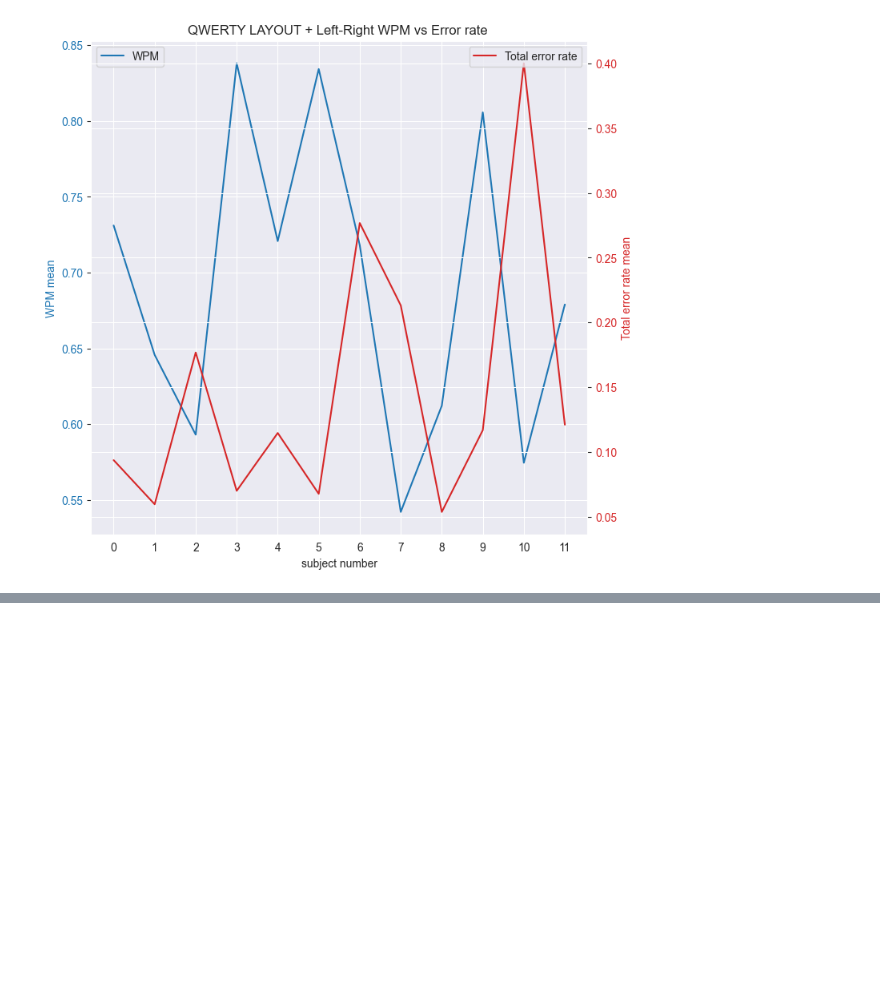
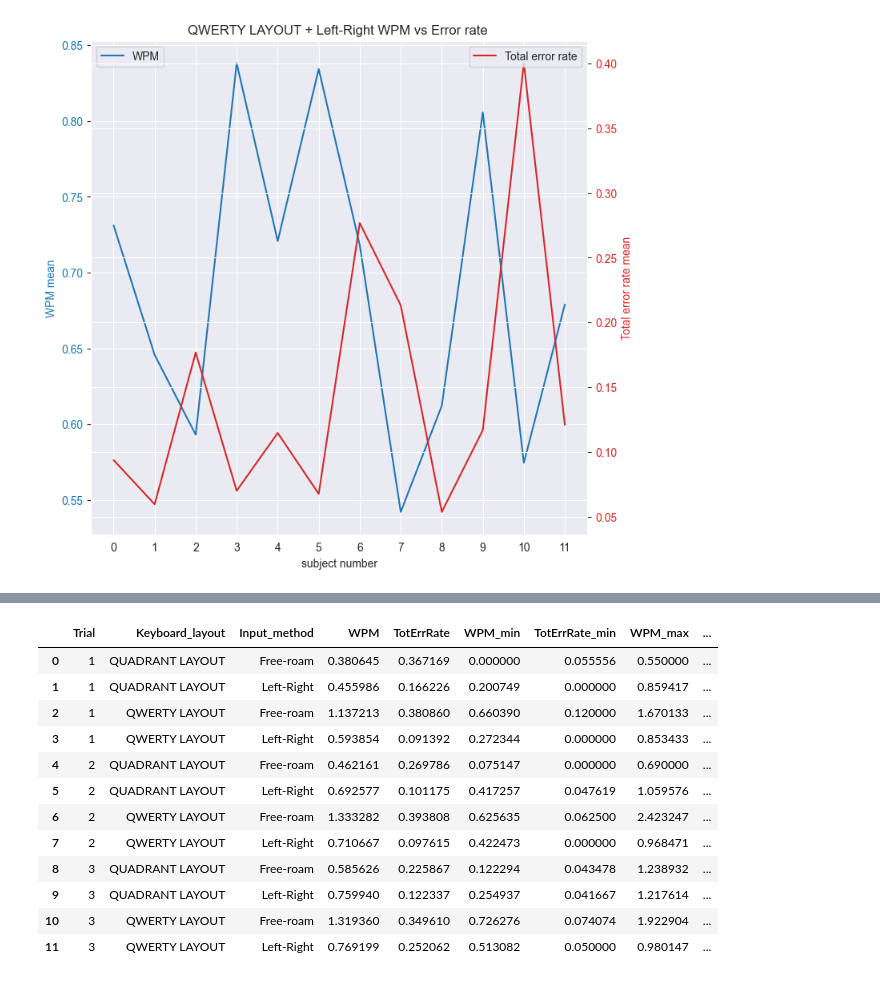
Before and after one commit to File500/HCI_Project_, a Jupyter notebook: HCI_Proj/HCI_EDA.ipynb, the cells around one changed output, grey strips where cells are left out. Cells and saved outputs as stored; diff of their text form; code cells hidden in the pictures; blank space fills up the shorter version.

```diff
--- a/HCI_Proj/HCI_EDA.ipynb
+++ b/HCI_Proj/HCI_EDA.ipynb
@@ -380,3 +380,7 @@ for i in range(4):
 [figure]
 [figure]
 [figure]
+# %%
+df = data.copy()
+df_grouped2 = df.groupby(by=['Trial','Keyboard_layout', 'Input_method'])[['WPM', 'TotErrRate']].mean().reset_index()
+df_grouped2
@@ -382,0 +408,17 @@ for i in range(4):
+# %%
+result = pd.concat([df_grouped2,wpm_err_min, wpm_err_max],axis=1)
+result
+# %% [output]
+|  | Trial | Keyboard_layout | Input_method | WPM | TotErrRate | WPM_min | TotErrRate_min | WPM_max | ... |
+| 0 | 1 | QUADRANT LAYOUT | Free-roam | 0.380645 | 0.367169 | 0.000000 | 0.055556 | 0.550000 | ... |
+| 1 | 1 | QUADRANT LAYOUT | Left-Right | 0.455986 | 0.166226 | 0.200749 | 0.000000 | 0.859417 | ... |
+| 2 | 1 | QWERTY LAYOUT | Free-roam | 1.137213 | 0.380860 | 0.660390 | 0.120000 | 1.670133 | ... |
+| 3 | 1 | QWERTY LAYOUT | Left-Right | 0.593854 | 0.091392 | 0.272344 | 0.000000 | 0.853433 | ... |
+| 4 | 2 | QUADRANT LAYOUT | Free-roam | 0.462161 | 0.269786 | 0.075147 | 0.000000 | 0.690000 | ... |
+| 5 | 2 | QUADRANT LAYOUT | Left-Right | 0.692577 | 0.101175 | 0.417257 | 0.047619 | 1.059576 | ... |
+| 6 | 2 | QWERTY LAYOUT | Free-roam | 1.333282 | 0.393808 | 0.625635 | 0.062500 | 2.423247 | ... |
+| 7 | 2 | QWERTY LAYOUT | Left-Right | 0.710667 | 0.097615 | 0.422473 | 0.000000 | 0.968471 | ... |
+| 8 | 3 | QUADRANT LAYOUT | Free-roam | 0.585626 | 0.225867 | 0.122294 | 0.043478 | 1.238932 | ... |
+| 9 | 3 | QUADRANT LAYOUT | Left-Right | 0.759940 | 0.122337 | 0.254937 | 0.041667 | 1.217614 | ... |
+| 10 | 3 | QWERTY LAYOUT | Free-roam | 1.319360 | 0.349610 | 0.726276 | 0.074074 | 1.922904 | ... |
+| 11 | 3 | QWERTY LAYOUT | Left-Right | 0.769199 | 0.252062 | 0.513082 | 0.050000 | 0.980147 | ... |
```
Also changed, not shown: parts of 6 cells of this notebook.
